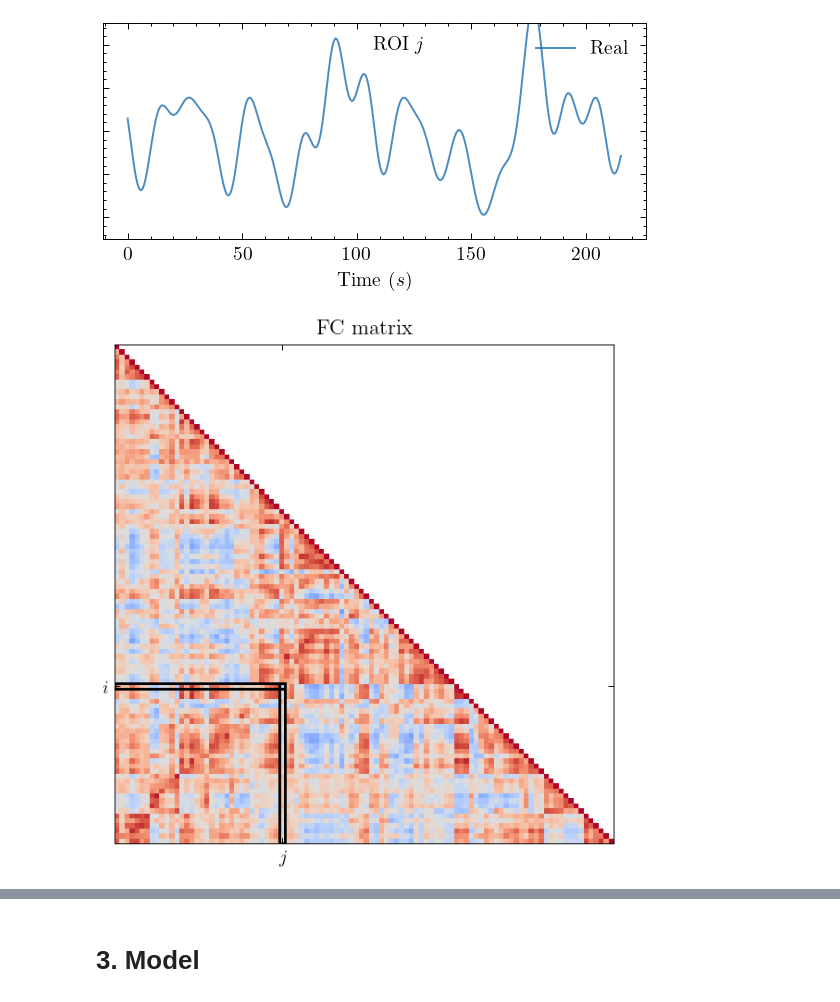
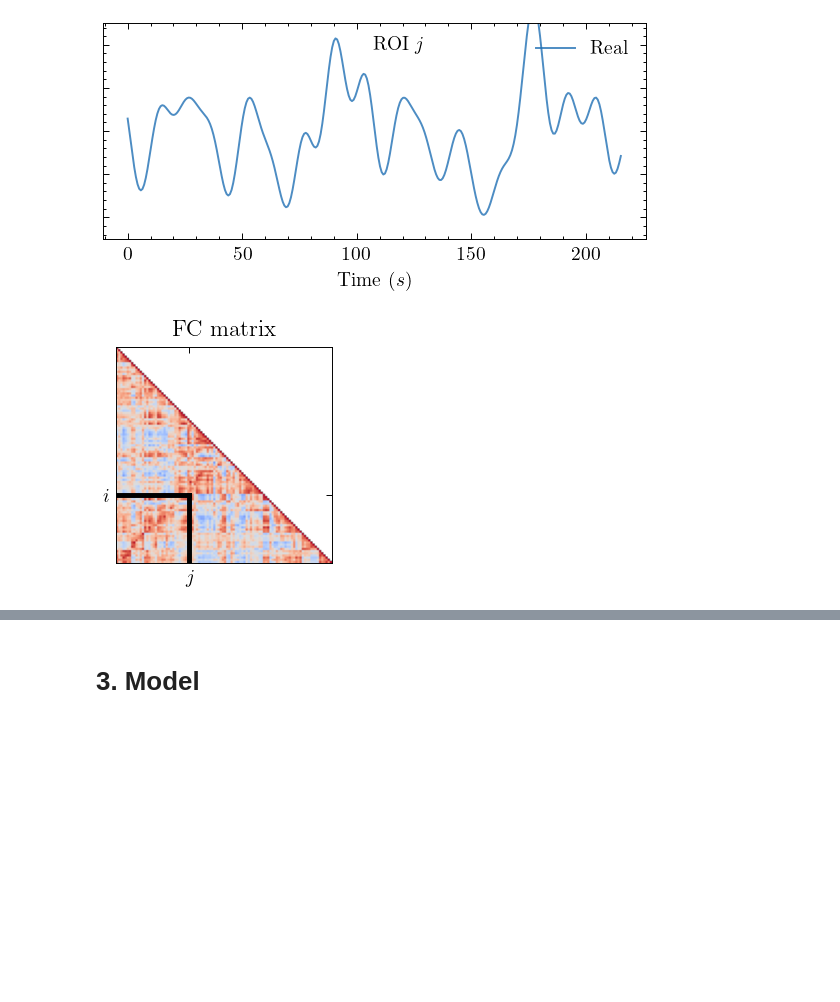
Before and after one commit to dani2442/neuroscience_control, a Jupyter notebook: examples/pipeline_visualization.ipynb, the cells around one changed output, grey strips where cells are left out. Saved outputs shown, nothing was run; the diff lists cells and outputs as text; code cells hidden in the pictures; blank space fills up the shorter version.

Commit message:
update visualization

```diff
--- a/examples/pipeline_visualization.ipynb
+++ b/examples/pipeline_visualization.ipynb
@@ -229,26 +229,26 @@ for i, roi in enumerate([col, row]):
 [figure]
 # %%
 fc_data = compute_static_fc(torch.tensor(analytic))[0]
-fig, ax = plt.subplots(figsize=(w, w))
+fig, ax = plt.subplots(figsize=(h, h))
 
 n = len(fc_data)
 mask = np.triu(np.ones((n, n), dtype=bool), k=1)  # Mask upper triangle
 masked = np.where(mask, np.nan, fc_data)
 ax.imshow(masked, vmin=-1, vmax=1, cmap="coolwarm")
 ax.set_xticks([col]); ax.set_xticklabels(['$j$'])
 ax.set_yticks([row]); ax.set_yticklabels(['$i$'])
 
 # Highlight a specific column and row with bounding boxes
 box_kw = dict(linewidth=1.5, edgecolor="k", facecolor="none")
 ax.set_title("FC matrix")
 
 # Highlight column (only lower triangle cells)
 ax.add_patch(patches.Rectangle((0 - 0.5, row - 0.5), col+1, 1, **box_kw))
 ax.add_patch(patches.Rectangle((col - 0.5, 100 - 0.5), 1, row-100, **box_kw))
 
-plt.savefig(project_root / "paper" / "images" / "representation" / f"FC_matrix.svg", dpi=100, bbox_inches="tight")
+plt.savefig(project_root / "paper" / "images" / "representation" / f"FC_matrix.svg", dpi=200, bbox_inches="tight")
 # %% [output]
-[figure, old version]
+[figure, new version]
 # %%
 cmap1 = plt.cm.Blues
 colors1 = cmap1(np.linspace(0.5, 1, len(roi_indices)))
```
Also changed, not shown: parts of 5 cells of this notebook.
